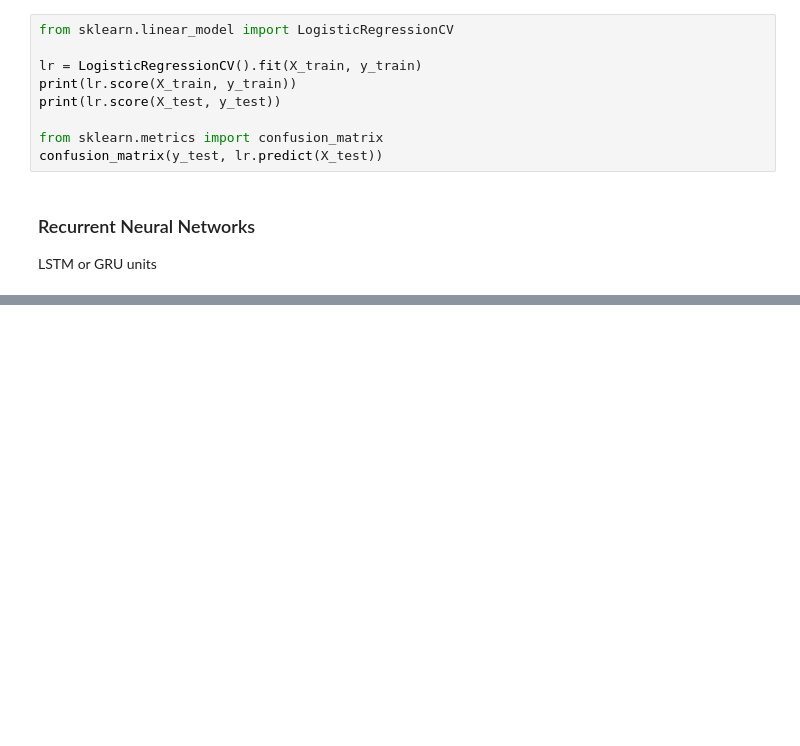
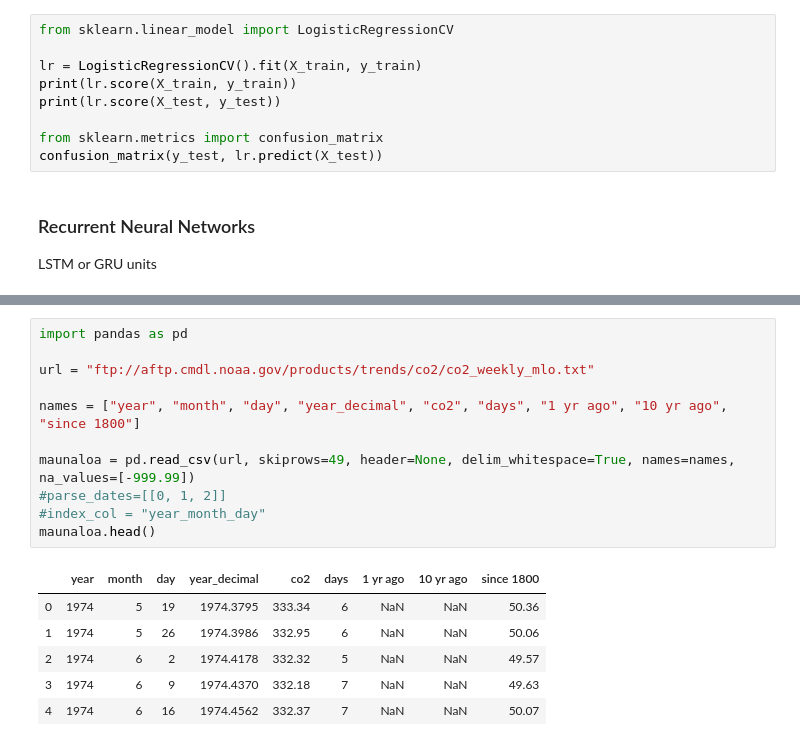
Before and after one commit to azastron/ml_tutorial, a Jupyter notebook: tutorial.ipynb, the cells around one changed output, grey strips where cells are left out. Drawn from its saved outputs; the diff is of its cells as text; blank space fills up the shorter version.

```diff
--- a/tutorial.ipynb
+++ b/tutorial.ipynb
@@ -1548,0 +1554,18 @@ LSTM or GRU units
+# %%
+import pandas as pd
+
+url = "ftp://aftp.cmdl.noaa.gov/products/trends/co2/co2_weekly_mlo.txt"
+
+names = ["year", "month", "day", "year_decimal", "co2", "days", "1 yr ago", "10 yr ago", "since 1800"]
+
+maunaloa = pd.read_csv(url, skiprows=49, header=None, delim_whitespace=True, names=names, na_values=[-999.99])
+#parse_dates=[[0, 1, 2]]
+#index_col = "year_month_day"
+maunaloa.head()
+# %% [output]
+|  | year | month | day | year_decimal | co2 | days | 1 yr ago | 10 yr ago | since 1800 |
+| 0 | 1974 | 5 | 19 | 1974.3795 | 333.34 | 6 | NaN | NaN | 50.36 |
+| 1 | 1974 | 5 | 26 | 1974.3986 | 332.95 | 6 | NaN | NaN | 50.06 |
+| 2 | 1974 | 6 | 2 | 1974.4178 | 332.32 | 5 | NaN | NaN | 49.57 |
+| 3 | 1974 | 6 | 9 | 1974.4370 | 332.18 | 7 | NaN | NaN | 49.63 |
+| 4 | 1974 | 6 | 16 | 1974.4562 | 332.37 | 7 | NaN | NaN | 50.07 |
```
Also changed, not shown: parts of 1 cell of this notebook.
